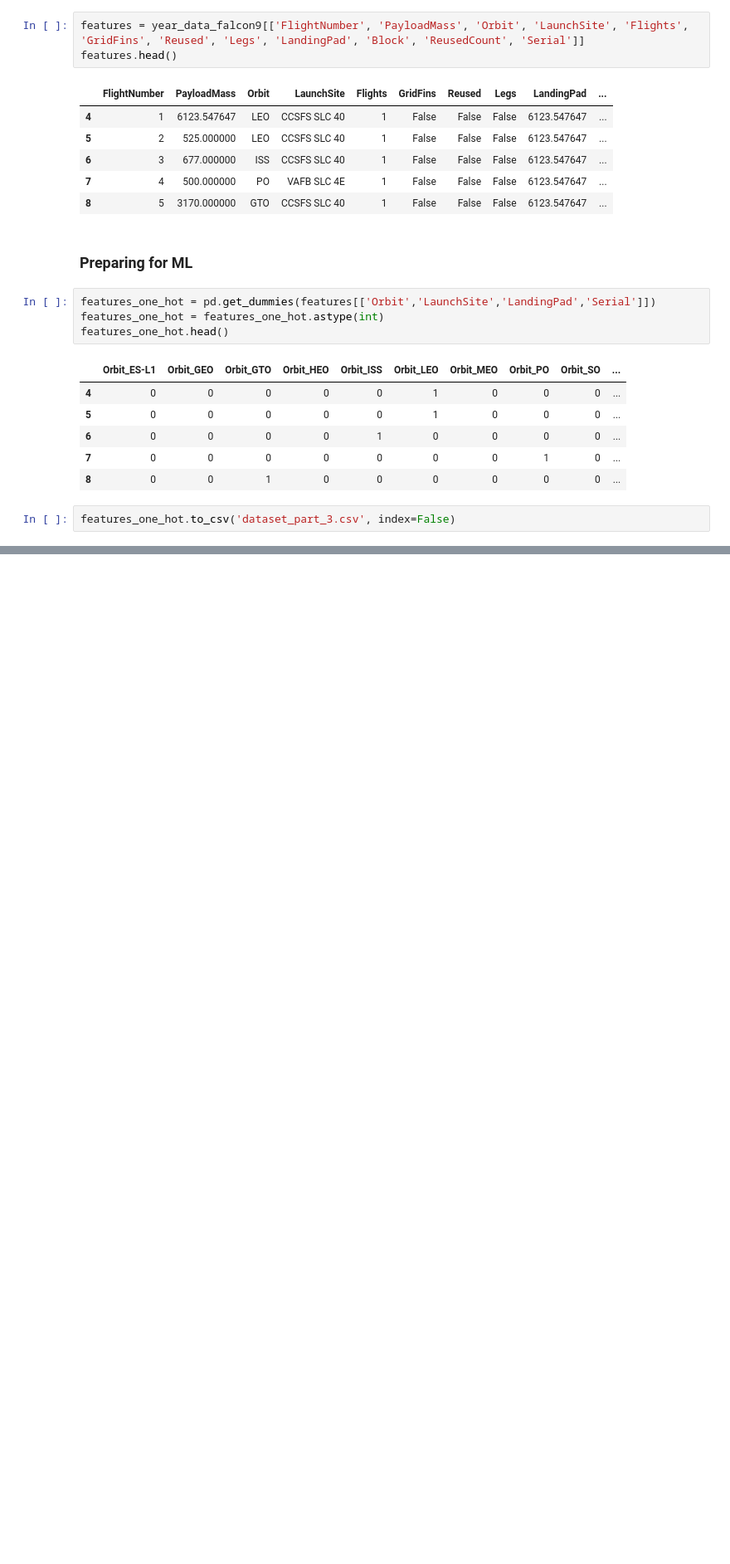
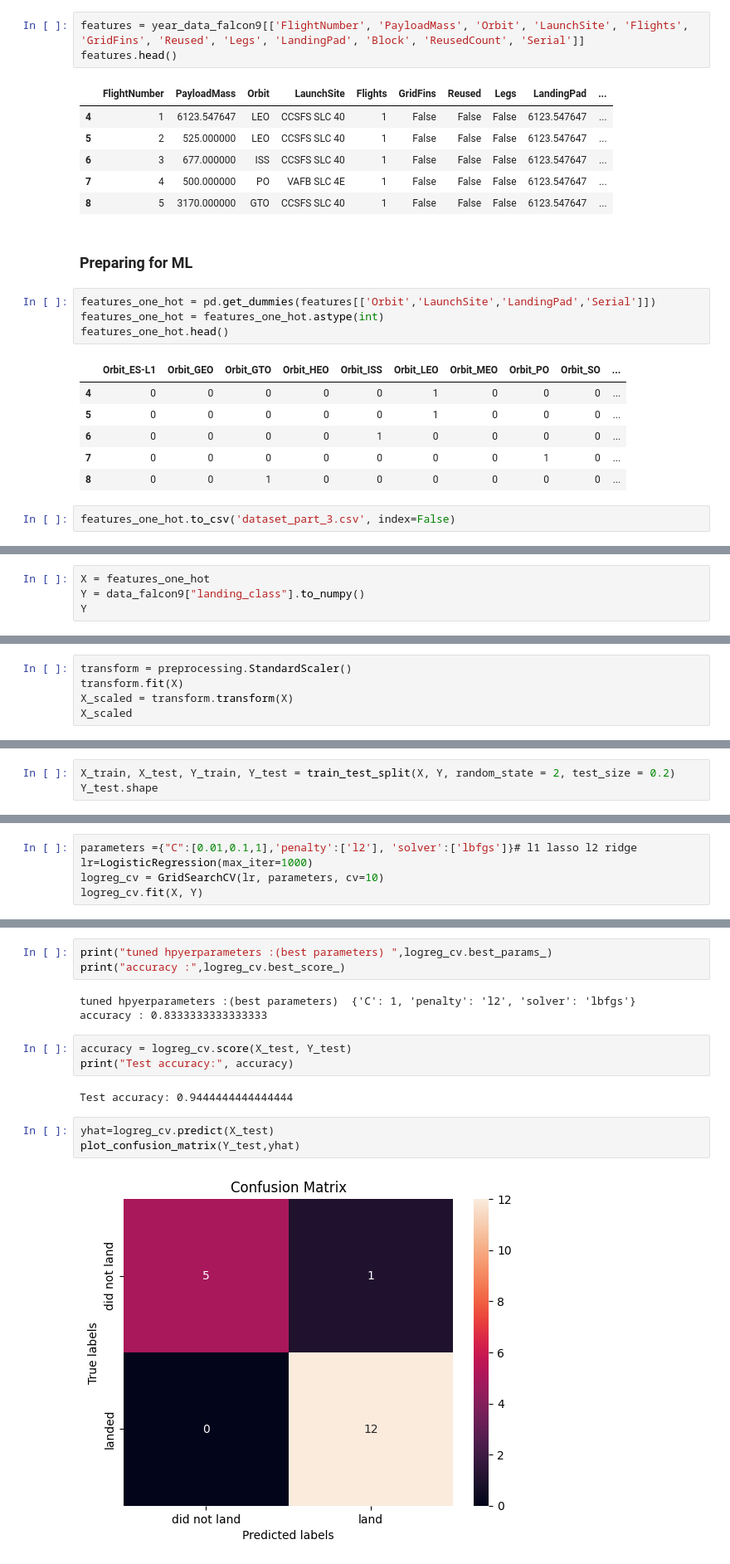
Before and after one commit to Gregory-lab-eng/SpaceX-Falcon-9-first-stage-Landing-Prediction, a Jupyter notebook: SpaceX_Falcon_9_first_stage_Landing_Prediction.ipynb, the cells around one changed output, grey strips where cells are left out. Shown at 83% size. Drawn from its saved outputs; the diff is of its cells as text; blank space fills up the shorter version.

```diff
--- a/SpaceX_Falcon_9_first_stage_Landing_Prediction.ipynb
+++ b/SpaceX_Falcon_9_first_stage_Landing_Prediction.ipynb
@@ -580,0 +601,4 @@ features_one_hot.to_csv('dataset_part_3.csv', index=False)
+# %%
+X = features_one_hot
+Y = data_falcon9["landing_class"].to_numpy()
+Y
@@ -580,0 +611,5 @@ features_one_hot.to_csv('dataset_part_3.csv', index=False)
+# %%
+transform = preprocessing.StandardScaler()
+transform.fit(X)
+X_scaled = transform.transform(X)
+X_scaled
@@ -580,0 +630,3 @@ features_one_hot.to_csv('dataset_part_3.csv', index=False)
+# %%
+X_train, X_test, Y_train, Y_test = train_test_split(X, Y, random_state = 2, test_size = 0.2)
+Y_test.shape
@@ -580,0 +635,5 @@ features_one_hot.to_csv('dataset_part_3.csv', index=False)
+# %%
+parameters ={"C":[0.01,0.1,1],'penalty':['l2'], 'solver':['lbfgs']}# l1 lasso l2 ridge
+lr=LogisticRegression(max_iter=1000)
+logreg_cv = GridSearchCV(lr, parameters, cv=10)
+logreg_cv.fit(X, Y)
@@ -580,0 +644,16 @@ features_one_hot.to_csv('dataset_part_3.csv', index=False)
+# %%
+print("tuned hpyerparameters :(best parameters) ",logreg_cv.best_params_)
+print("accuracy :",logreg_cv.best_score_)
+# %% [output]
+tuned hpyerparameters :(best parameters)  {'C': 1, 'penalty': 'l2', 'solver': 'lbfgs'}
+accuracy : 0.8333333333333333
+# %%
+accuracy = logreg_cv.score(X_test, Y_test)
+print("Test accuracy:", accuracy)
+# %% [output]
+Test accuracy: 0.9444444444444444
+# %%
+yhat=logreg_cv.predict(X_test)
+plot_confusion_matrix(Y_test,yhat)
+# %% [output]
+[figure, added]
```
Also changed, not shown: parts of 10 cells of this notebook.
